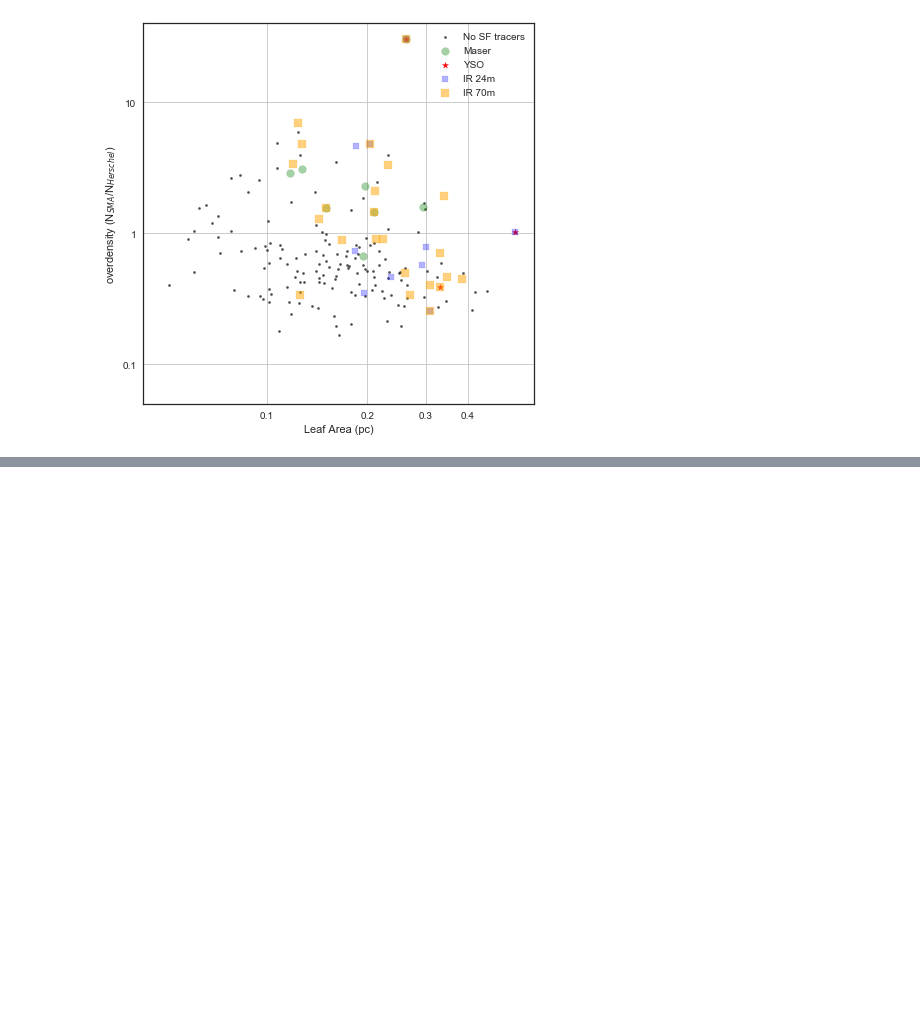
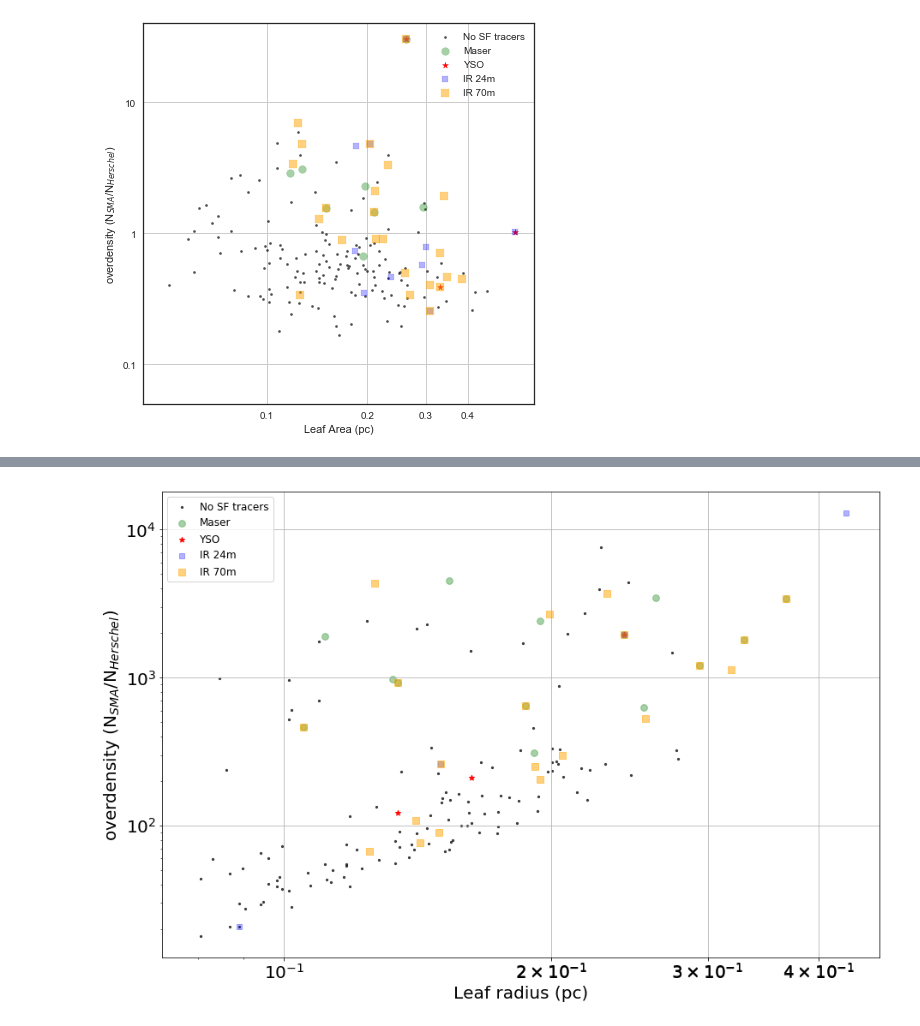
Before and after one commit to hpthatchfield/astrophys, a Jupyter notebook: SF_Catalog_figures.ipynb, the cells around one changed output, grey strips where cells are left out. Saved outputs shown, nothing was run; the diff lists cells and outputs as text; code cells hidden in the pictures; blank space fills up the shorter version.

```diff
--- a/SF_Catalog_figures.ipynb
+++ b/SF_Catalog_figures.ipynb
@@ -626,0 +615,56 @@ plt.show()
+# %%
+### Playing around with other scatter plots
+plt.close()
+plt.style.use('seaborn-colorblind')
+plt.rcParams.update({'font.size': 30}) #set fontsize
+
+### set up conditionals for excluded indices
+overdensity = np.array(catalog['N'],dtype=float) / np.array(catalog['ColumnDensity'],dtype=float)
+overdensity[np.isnan(overdensity)]=0
+ir_24 = catalog['24micron']
+ir_70 = catalog['70micron']
+sum_masers = catalog['water']+catalog['methanol']
+sum_ysos = catalog['YSO']
+
+none_cond_refined = (sum_ysos == 0) & (sum_masers == 0) & (sum_ir == 0) & (overdensity > 0)
+maser_cond_refined = (sum_masers > 0) & (overdensity > 0)
+yso_cond_refined = (sum_ysos > 0) & (overdensity > 0)
+ir_24_cond_refined = (ir_24 > 0) & (overdensity > 0)
+ir_70_cond_refined = (ir_70 > 0) & (overdensity > 0)
+
+plt.rcParams.update({'font.size': 20}) #set fontsize
+histfig = plt.figure(3,figsize=(15,10))
+histfig.clf()
+ax = histfig.gca()
+plt.xlabel('Leaf radius (pc)')# (N$_{SMA}$/N$_{Herschel}$)')
+plt.ylabel('overdensity (N$_{SMA}$/N$_{Herschel}$)')
+
+# quantity1 = catalog['r_eff']
+# quantity2 = overdensity
+quantity2 = catalog['mass']#overdensity
+quantity1 = catalog['r_eff_pc']#catalog['r_eff_pc']
+
+ax.scatter(quantity1[none_cond_refined], quantity2[none_cond_refined],s=20,
+           color='black',marker='.',alpha=.7,label='No SF tracers')
+ax.scatter(quantity1[maser_cond_refined], quantity2[maser_cond_refined],s=60,
+           color='forestgreen',marker='o',alpha=.4,label='Maser')
+ax.scatter(quantity1[yso_cond_refined], quantity2[yso_cond_refined],s=40,
+           color='red',marker='*',alpha=1.,label='YSO')
+ax.scatter(quantity1[ir_24_cond_refined], quantity2[ir_24_cond_refined],s=30,
+           color='blue',marker='s',alpha=.3,label='IR 24m')
+ax.scatter(quantity1[ir_70_cond_refined], quantity2[ir_70_cond_refined],s=50,
+           color='orange',marker='s',alpha=.5,label='IR 70m')
+
+ax.set_xscale("log")
+ax.set_yscale("log")
+#ax.set_ylim(0.05,40)
+
+plt.xticks([0.1,0.2,0.3,0.4])#,[0.1,0.2,0.3,0.4]) ### for radii
+#plt.yticks([0.1,1,10])#,[0.1,1,10])
+
+ax.grid()
+plt.rcParams.update({'font.size': 12})
+ax.legend(loc='best')
+plt.show()
+# %% [output]
+[figure, added]
```
Also changed, not shown: parts of 8 cells of this notebook, 2 other files.
